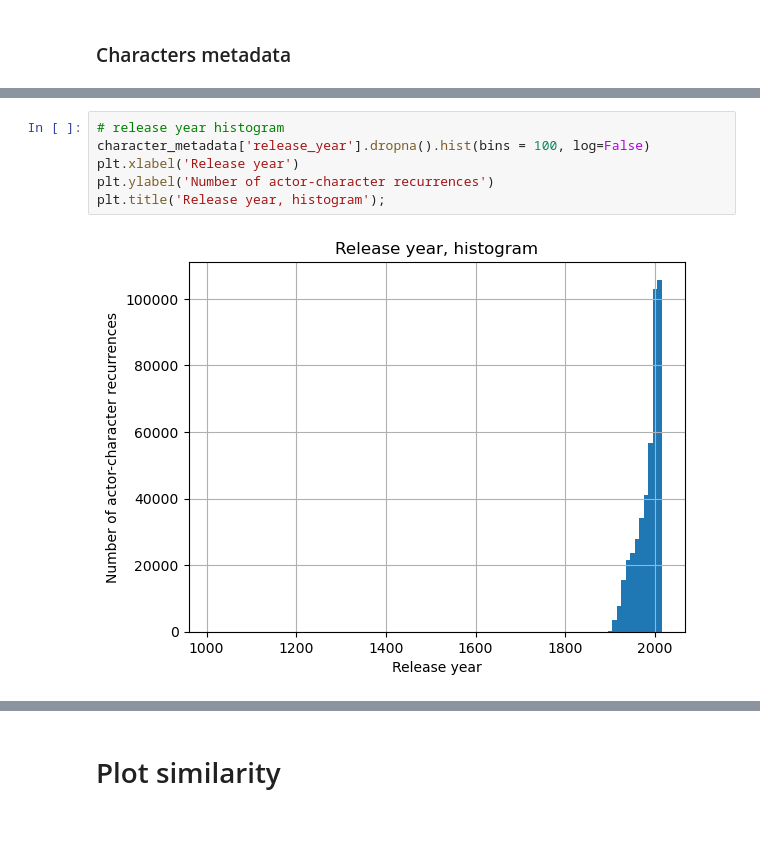
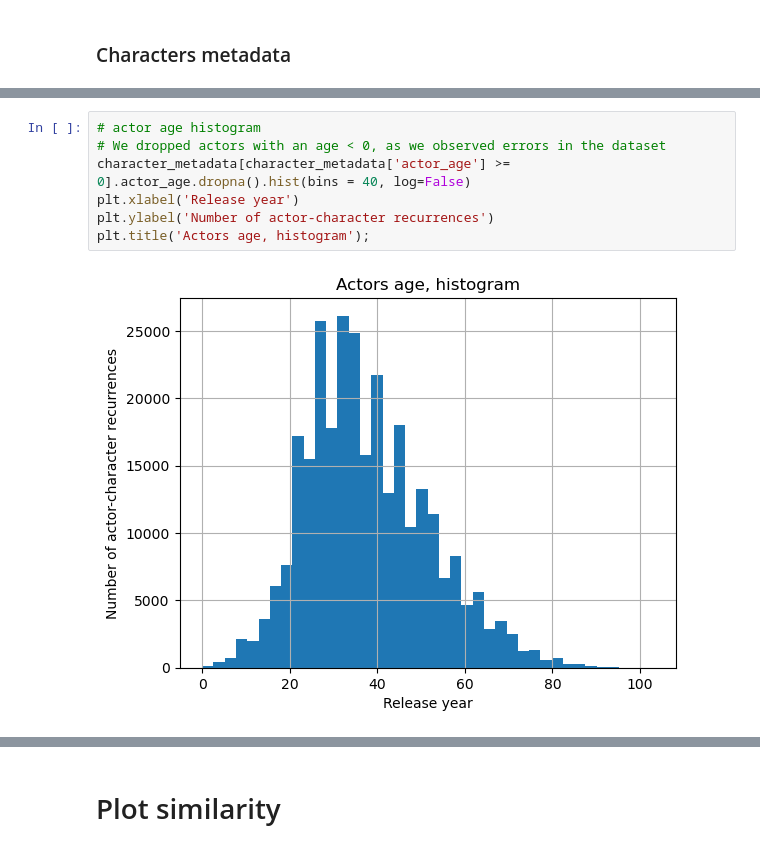
Before and after one commit to epfl-ada/ada-2023-project-msosm, a Jupyter notebook: main.ipynb, the cells around one changed output, grey strips where cells are left out. Drawn from its saved outputs; the diff is of its cells as text.

```diff
--- a/main.ipynb
+++ b/main.ipynb
@@ -381,9 +215,10 @@ plt.ylabel('Number of actor-character-map recurrences');
 # %%
-# release year histogram
-character_metadata['release_year'].dropna().hist(bins = 100, log=False)
+# actor age histogram
+# We dropped actors with an age < 0, as we observed errors in the dataset
+character_metadata[character_metadata['actor_age'] >= 0].actor_age.dropna().hist(bins = 40, log=False)
 plt.xlabel('Release year')
 plt.ylabel('Number of actor-character recurrences')
-plt.title('Release year, histogram');
+plt.title('Actors age, histogram');
 # %% [output]
-[figure, old version]
+[figure, new version]
 # %%
```
Also changed, not shown: parts of 59 cells of this notebook, 2 other files.
